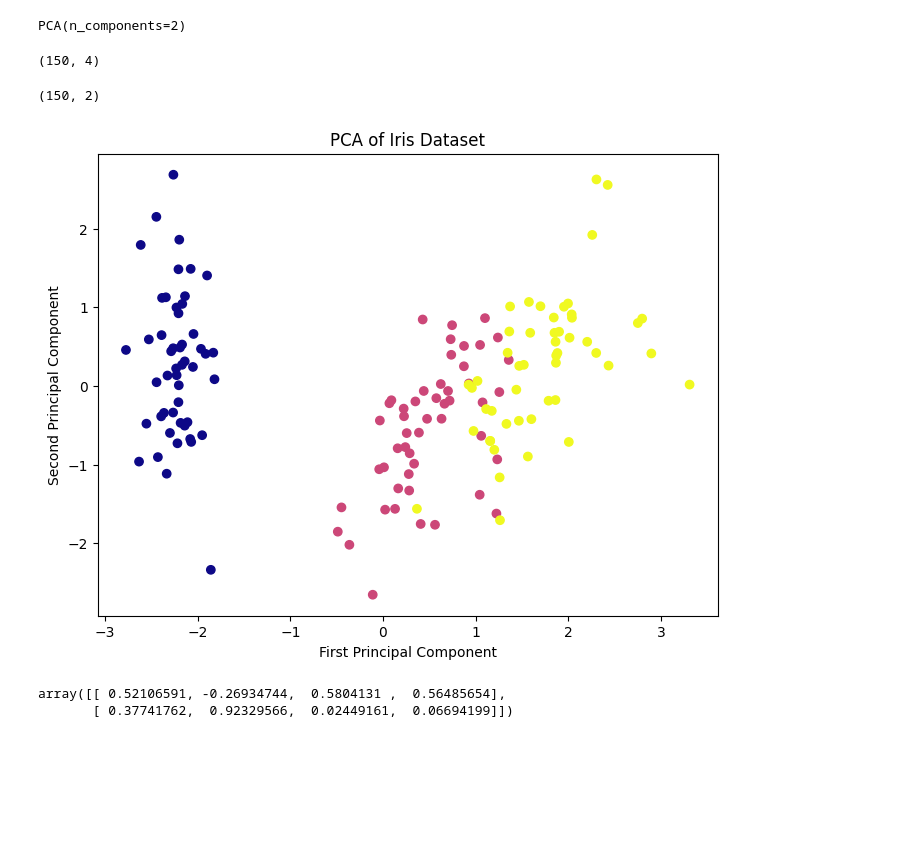
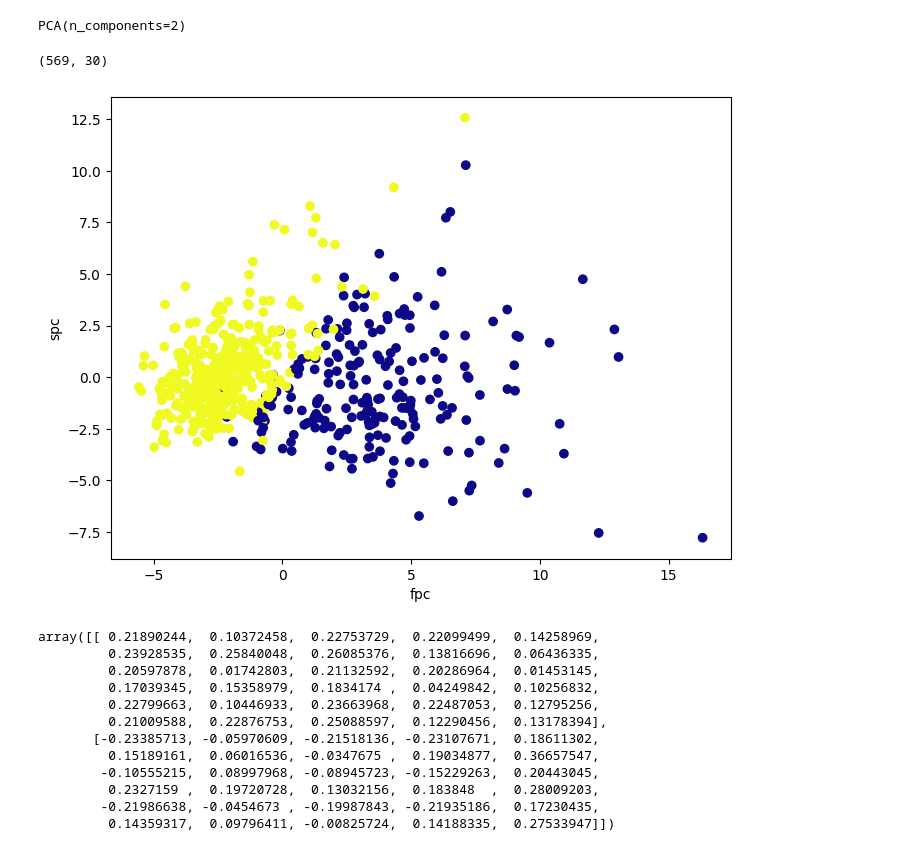
Before and after one commit to Manasa0109/Machine-Learning, a Jupyter notebook: PCA.ipynb, the cells around one changed output. Drawn from its saved outputs; the diff is of its cells as text; code cells hidden in the pictures; blank space fills up the shorter version.

```diff
--- a/PCA.ipynb
+++ b/PCA.ipynb
@@ -13 +11,3 @@ iris=load_iris()
+# %%
+cancer=load_breast_cancer()
 # %%
@@ -37,5 +37,5 @@ Iris plants dataset
 # %%
-df=pd.DataFrame(iris['data'],columns=iris['feature_names'])
+df=pd.DataFrame(cancer['data'],columns=cancer['feature_names'])
 # %%
 df.head()
 # %% [output]
@@ -69,25 +67,27 @@ x_pca = pca.transform(scaled_data)
 # %%
 scaled_data.shape
 # %% [output]
-(150, 4)
+(569, 30)
-# %%
-x_pca.shape
-# %% [output]
-(150, 2)
 # %%
-pca = PCA(n_components=2)
-pca.fit(scaled_data)
-x_pca = pca.transform(scaled_data)
-plt.figure(figsize=(8, 6))
-plt.scatter(x_pca[:, 0], x_pca[:, 1], c=iris['target'], cmap='plasma')
-plt.xlabel('First Principal Component')
-plt.ylabel('Second Principal Component')
-plt.title('PCA of Iris Dataset')
+plt.figure(figsize=(8,6))
+plt.scatter(x_pca[:,0],x_pca[:,1],c=cancer['target'],cmap='plasma')
+plt.xlabel('fpc')
+plt.ylabel("spc")
 plt.show()
 # %% [output]
-[figure, old version]
+[figure, new version]
 # %%
 pca.components_
 # %% [output]
-array([[ 0.52106591, -0.26934744,  0.5804131 ,  0.56485654],
-       [ 0.37741762,  0.92329566,  0.02449161,  0.06694199]])
+array([[ 0.21890244,  0.10372458,  0.22753729,  0.22099499,  0.14258969,
+         0.23928535,  0.25840048,  0.26085376,  0.13816696,  0.06436335,
+         0.20597878,  0.01742803,  0.21132592,  0.20286964,  0.01453145,
+         0.17039345,  0.15358979,  0.1834174 ,  0.04249842,  0.10256832,
+         0.22799663,  0.10446933,  0.23663968,  0.22487053,  0.12795256,
+         0.21009588,  0.22876753,  0.25088597,  0.12290456,  0.13178394],
+       [-0.23385713, -0.05970609, -0.21518136, -0.23107671,  0.18611302,
+         0.15189161,  0.06016536, -0.0347675 ,  0.19034877,  0.36657547,
+        -0.10555215,  0.08997968, -0.08945723, -0.15229263,  0.20443045,
+         0.2327159 ,  0.19720728,  0.13032156,  0.183848  ,  0.28009203,
+        -0.21986638, -0.0454673 , -0.19987843, -0.21935186,  0.17230435,
+         0.14359317,  0.09796411, -0.00825724,  0.14188335,  0.27533947]])
```
Also changed, not shown: parts of 9 cells of this notebook.
